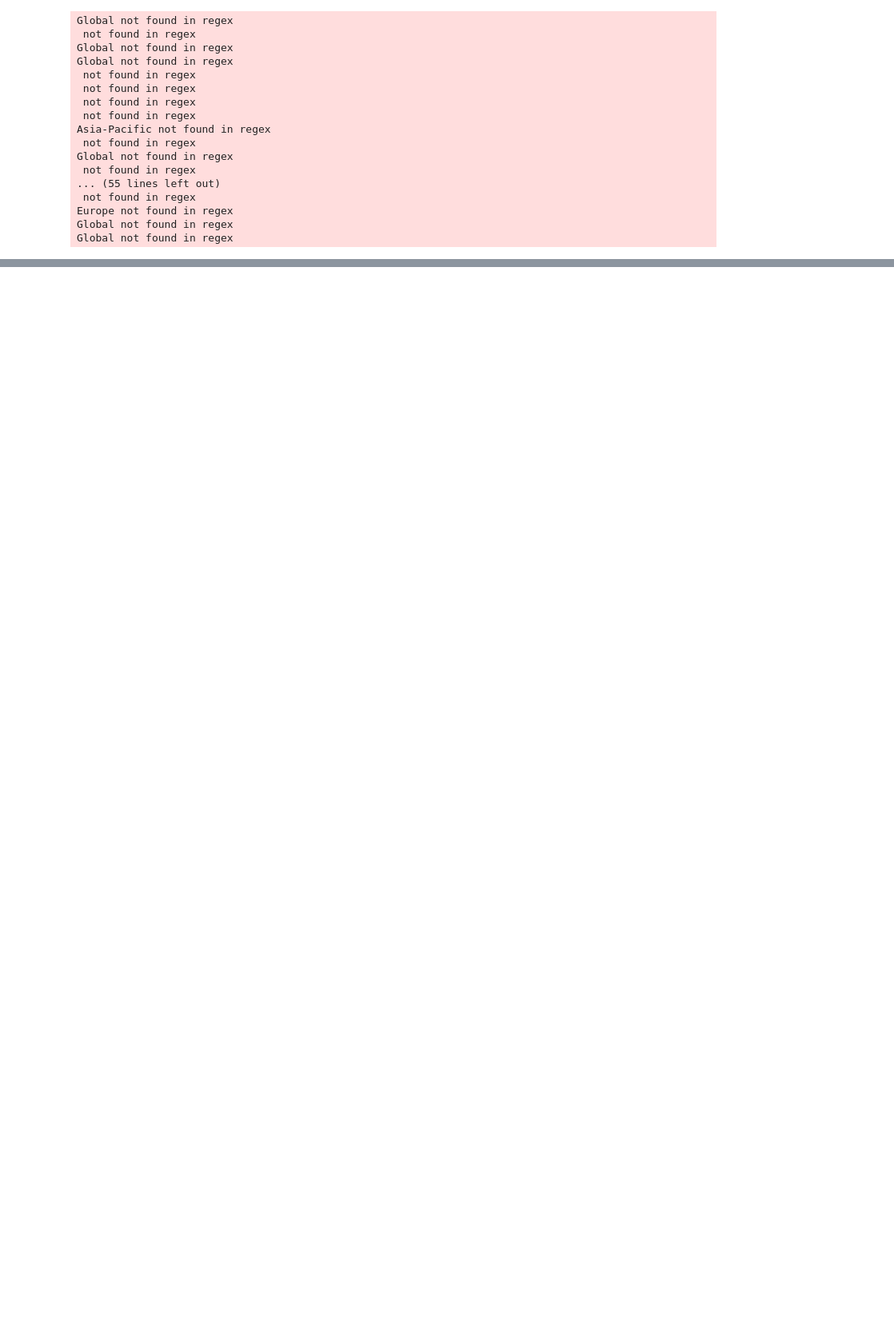
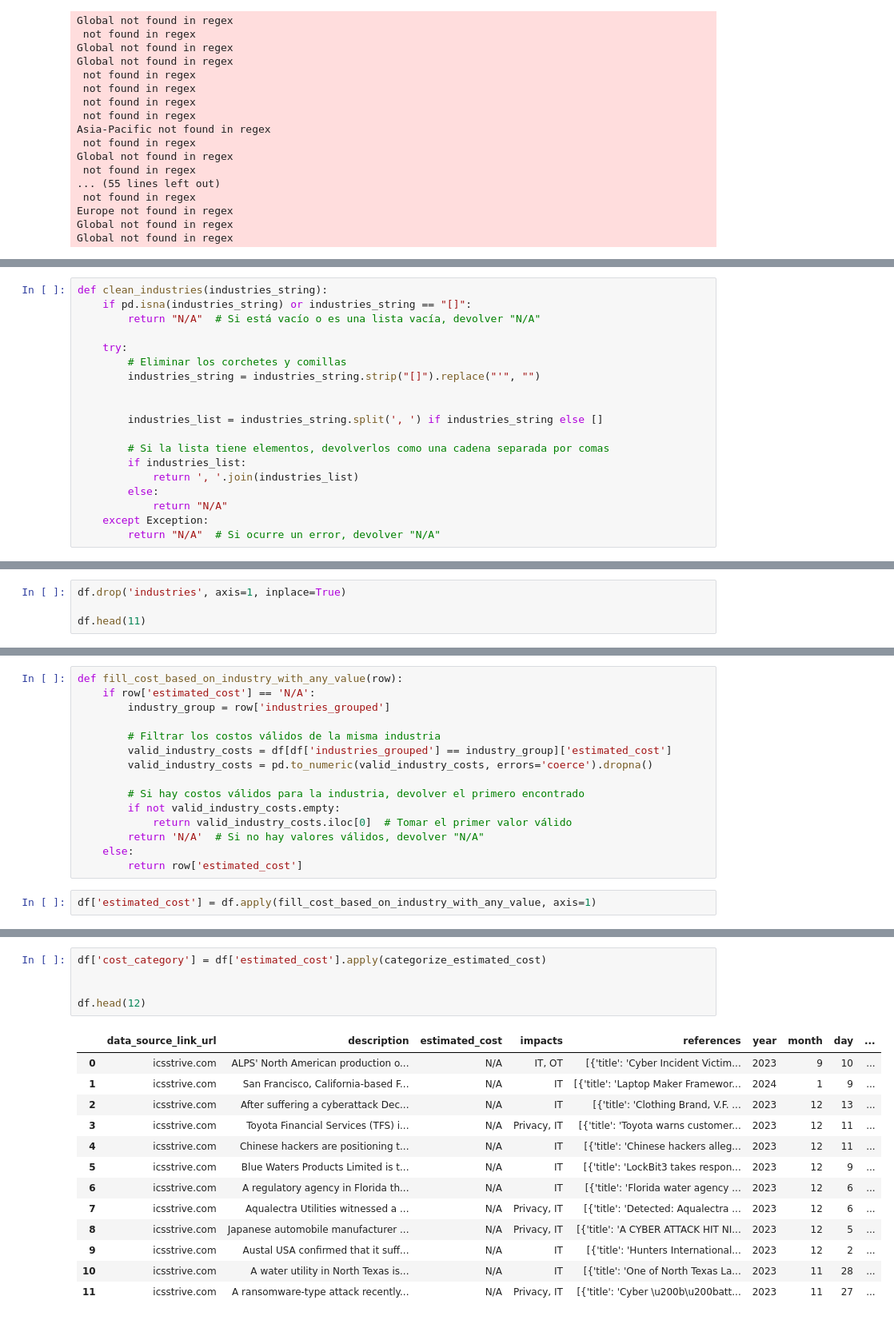
Before and after one commit to sdomialo/DeNexus_CSV-Analysis, a Jupyter notebook: ICSSTRIVE_clean.ipynb, the cells around one changed output, grey strips where cells are left out. Shown: that part at 80% size. Saved outputs shown, nothing was run; the diff lists cells and outputs as text; blank space fills up the shorter version.

```diff
--- a/ICSSTRIVE_clean.ipynb
+++ b/ICSSTRIVE_clean.ipynb
@@ -416,0 +711,19 @@ Global not found in regex
+# %%
+def clean_industries(industries_string):
+    if pd.isna(industries_string) or industries_string == "[]":
+        return "N/A"  # Si está vacío o es una lista vacía, devolver "N/A"
+
+    try:
+        # Eliminar los corchetes y comillas
+        industries_string = industries_string.strip("[]").replace("'", "")
+
+
+        industries_list = industries_string.split(', ') if industries_string else []
+
+        # Si la lista tiene elementos, devolverlos como una cadena separada por comas
+        if industries_list:
+            return ', '.join(industries_list)
+        else:
+            return "N/A"
+    except Exception:
+        return "N/A"  # Si ocurre un error, devolver "N/A"
@@ -416,0 +768,4 @@ Global not found in regex
+# %%
+df.drop('industries', axis=1, inplace=True)
+
+df.head(11)
@@ -787,0 +854,17 @@ DataFrame con columnas relacionadas a 'industries':
+# %%
+def fill_cost_based_on_industry_with_any_value(row):
+    if row['estimated_cost'] == 'N/A':
+        industry_group = row['industries_grouped']
+
+        # Filtrar los costos válidos de la misma industria
+        valid_industry_costs = df[df['industries_grouped'] == industry_group]['estimated_cost']
+        valid_industry_costs = pd.to_numeric(valid_industry_costs, errors='coerce').dropna()
+
+        # Si hay costos válidos para la industria, devolver el primero encontrado
+        if not valid_industry_costs.empty:
+            return valid_industry_costs.iloc[0]  # Tomar el primer valor válido
+        return 'N/A'  # Si no hay valores válidos, devolver "N/A"
+    else:
+        return row['estimated_cost']
+# %%
+df['estimated_cost'] = df.apply(fill_cost_based_on_industry_with_any_value, axis=1)
@@ -787,0 +895,19 @@ DataFrame con columnas relacionadas a 'industries':
+# %%
+df['cost_category'] = df['estimated_cost'].apply(categorize_estimated_cost)
+
+
+df.head(12)
+# %% [output]
+|  | data_source_link_url | description | estimated_cost | impacts | references | year | month | day | ... |
+| 0 | icsstrive.com | ALPS' North American production o... | N/A | IT, OT | [{'title': 'Cyber Incident Victim... | 2023 | 9 | 10 | ... |
+| 1 | icsstrive.com | San Francisco, California-based F... | N/A | IT | [{'title': 'Laptop Maker Framewor... | 2024 | 1 | 9 | ... |
+| 2 | icsstrive.com | After suffering a cyberattack Dec... | N/A | IT | [{'title': 'Clothing Brand, V.F. ... | 2023 | 12 | 13 | ... |
+| 3 | icsstrive.com | Toyota Financial Services (TFS) i... | N/A | Privacy, IT | [{'title': 'Toyota warns customer... | 2023 | 12 | 11 | ... |
+| 4 | icsstrive.com | Chinese hackers are positioning t... | N/A | IT | [{'title': 'Chinese hackers alleg... | 2023 | 12 | 11 | ... |
+| 5 | icsstrive.com | Blue Waters Products Limited is t... | N/A | IT | [{'title': 'LockBit3 takes respon... | 2023 | 12 | 9 | ... |
+| 6 | icsstrive.com | A regulatory agency in Florida th... | N/A | IT | [{'title': 'Florida water agency ... | 2023 | 12 | 6 | ... |
+| 7 | icsstrive.com | Aqualectra Utilities witnessed a ... | N/A | Privacy, IT | [{'title': 'Detected: Aqualectra ... | 2023 | 12 | 6 | ... |
+| 8 | icsstrive.com | Japanese automobile manufacturer ... | N/A | Privacy, IT | [{'title': 'A CYBER ATTACK HIT NI... | 2023 | 12 | 5 | ... |
+| 9 | icsstrive.com | Austal USA confirmed that it suff... | N/A | IT | [{'title': 'Hunters International... | 2023 | 12 | 2 | ... |
+| 10 | icsstrive.com | A water utility in North Texas is... | N/A | IT | [{'title': 'One of North Texas La... | 2023 | 11 | 28 | ... |
+| 11 | icsstrive.com | A ransomware-type attack recently... | N/A | Privacy, IT | [{'title': 'Cyber \u200b\u200batt... | 2023 | 11 | 27 | ... |
```
Also changed, not shown: parts of 58 cells of this notebook.
